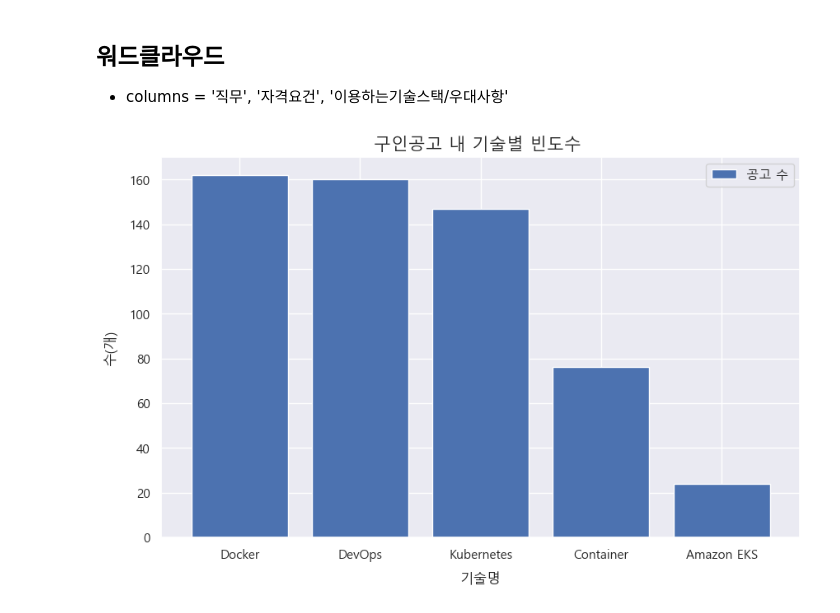
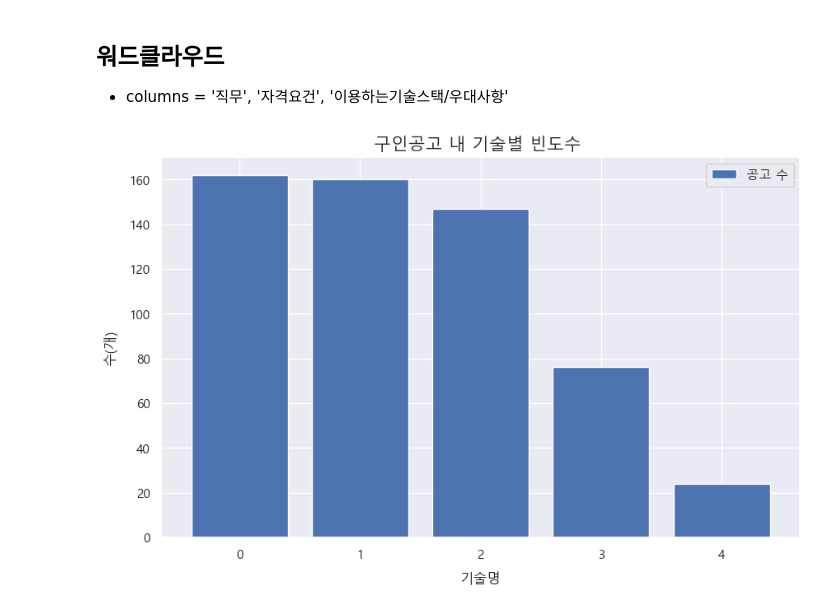
Before and after one commit to Pepi10/b7_Crawling, a Jupyter notebook: 김재경/시각화 (1).ipynb, the cells around one changed output. Saved outputs shown, nothing was run; the diff lists cells and outputs as text; code cells hidden in the pictures.

```diff
--- a/김재경/시각화 (1).ipynb
+++ b/김재경/시각화 (1).ipynb
@@ -360,31 +360,30 @@ sns.set_theme(style="darkgrid")
 # %%
 plt.rc('font', family='Malgun Gothic')
 mpl.rcParams['axes.unicode_minus'] = False
 
 # 데이터프레임 생성
 data_1 = pd.DataFrame({
     '기술': ['Docker', 'DevOps', 'Kubernetes', 'Container', 'Amazon EKS'],
     '공고 수': [162, 160, 147, 76,  24]
 })
 
 # 폰트 설정
 plt.rc('font', family='Malgun Gothic')
 mpl.rcParams['axes.unicode_minus'] = False
 
 # 바 플롯 그리기
 ax = data_1.plot(kind='bar', figsize=(10, 6), rot=0, width=0.8)
 
 # x축 레이블과 y축 레이블 추가
 plt.title('구인공고 내 기술별 빈도수 ', fontsize=15)
 ax.set_xlabel('기술명', labelpad=10)
 ax.set_ylabel('수(개)', rotation=90, labelpad=10)
 
 # x축 눈금 레이블 설정
-ax.set_xticklabels(data_1['기술'])
 
 # 그래프 보이기
 plt.show()
 # %% [output]
-[figure, old version]
+[figure, new version]
 # %%
 빈도 높은 순서별 시각화 및 키워드 빈도 순위
```
Also changed, not shown: 1 other file.
